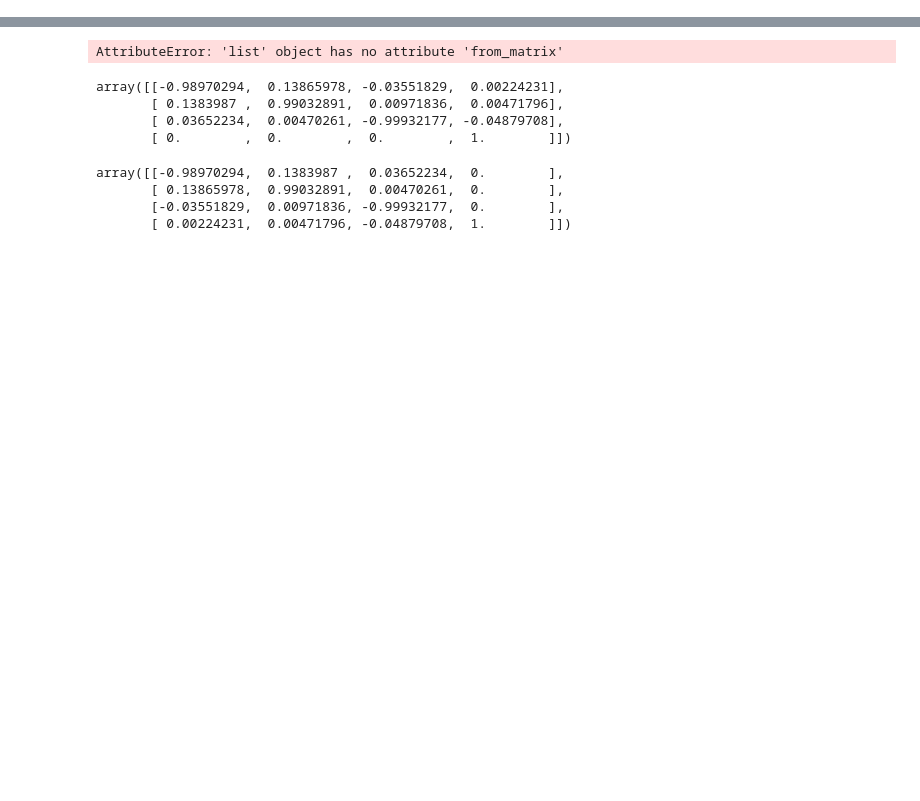
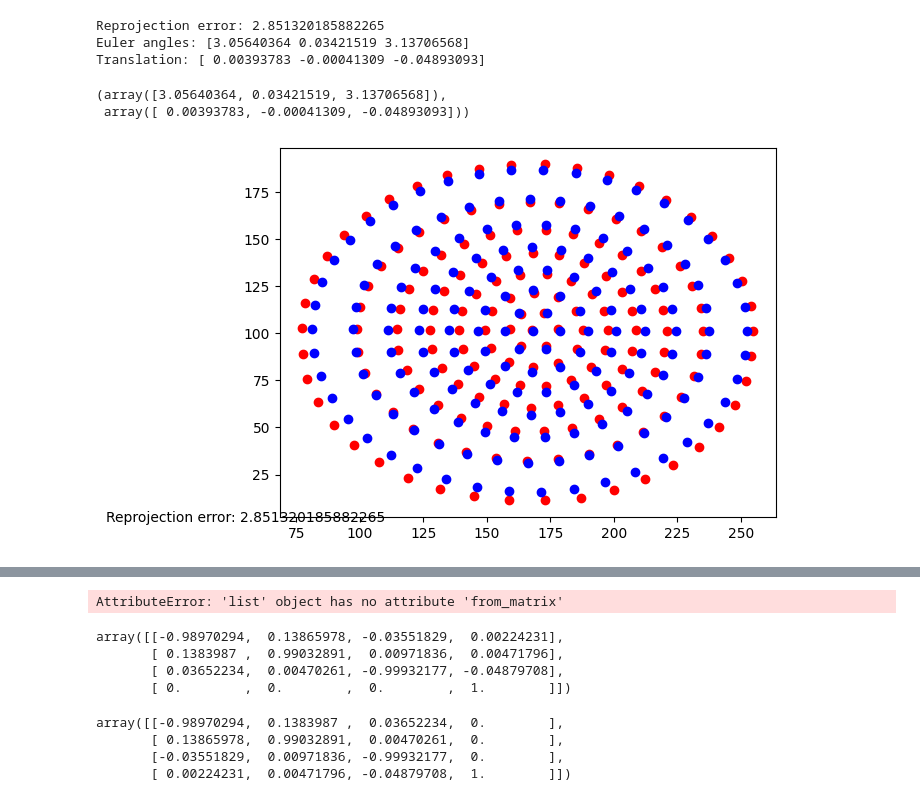
Before and after one commit to AdvancedResearchInnovationCenter/nvbts, a Jupyter notebook: cam2sensor.ipynb, the cells around one changed output, grey strips where cells are left out. Saved outputs shown, nothing was run; the diff lists cells and outputs as text; code cells hidden in the pictures; blank space fills up the shorter version.

```diff
--- a/cam2sensor.ipynb
+++ b/cam2sensor.ipynb
@@ -174,3 +33,26 @@ plt.show()
+# %%
+from nvbts.utils import sort_markers_k_means
+
+markers_x, markers_y = markers[:, 0], markers[:, 1]
+
+# Sort the markers
+sorted_x, sorted_y , layer = sort_markers_k_means(markers_x, markers_y)
+
+
+
+
+markers_exp = np.stack((sorted_x, sorted_y), axis=1)
+
+calibrator.set_2d_markers(markers_exp)
+# %%
+calibrator.calibrate()
+# %% [output]
+Reprojection error: 2.851320185882265
+Euler angles: [3.05640364 0.03421519 3.13706568]
+Translation: [ 0.00393783 -0.00041309 -0.04893093]
+(array([3.05640364, 0.03421519, 3.13706568]),
+ array([ 0.00393783, -0.00041309, -0.04893093]))
+[figure, added]
 # %%
 success, rotation_vector, translation_vector = cv2.solvePnP(markers_T_sensor, markers_exp, camera_matrix, dist_coeffs)
 
```
Also changed, not shown: parts of 10 cells of this notebook, 8 other files.
